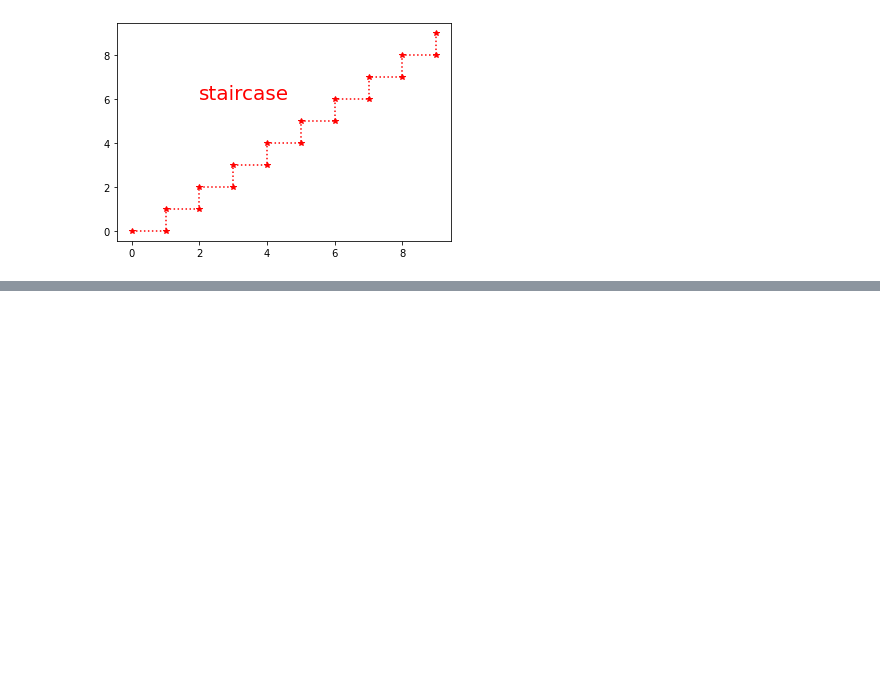
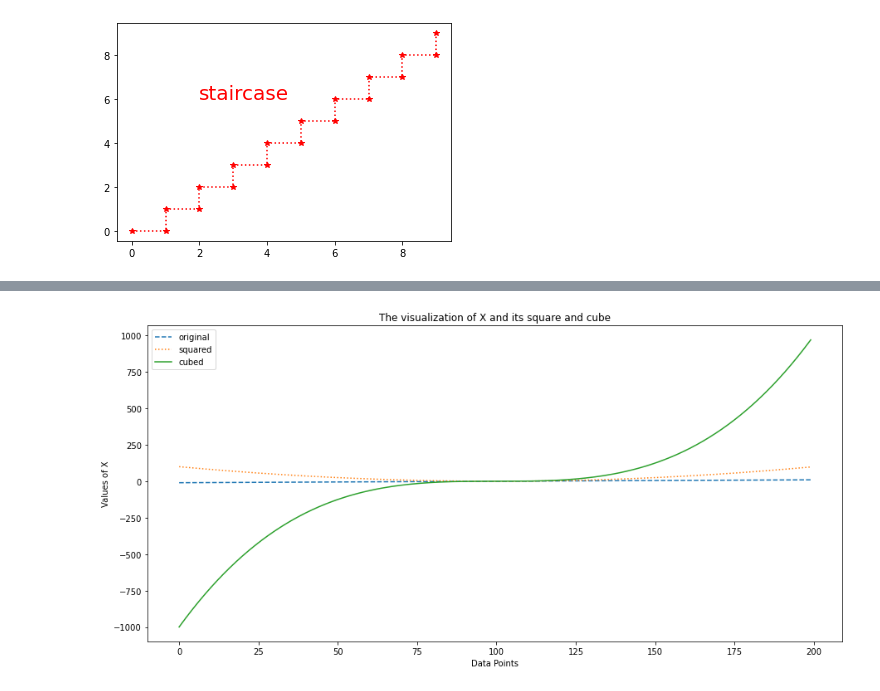
Before and after one commit to digipodium/DP-APR-PY-DS-22-WSS-500, a Jupyter notebook: datascience/visualization_basics.ipynb, the cells around one changed output, grey strips where cells are left out. Drawn from its saved outputs; the diff is of its cells as text; code cells hidden in the pictures; blank space fills up the shorter version.

```diff
--- a/datascience/visualization_basics.ipynb
+++ b/datascience/visualization_basics.ipynb
@@ -29,0 +44,12 @@ plt.plot(x,y,'r*:')
+# %%
+plt.figure(figsize=(15,7)) # create a figure with a size of 15x7
+plt.plot(x, label='original',linestyle='--')
+plt.plot(x2, label='squared',linestyle=':')
+plt.plot(x3, label='cubed')
+plt.legend() # activate the legends
+plt.xlabel("Data Points") # add a label to the x-axis
+plt.ylabel("Values of X") # add a label to the y-axis
+plt.title('The visualization of X and its square and cube') # add a title to the figure
+plt.show()
+# %% [output]
+[figure, added]
```
Also changed, not shown: parts of 18 cells of this notebook.
